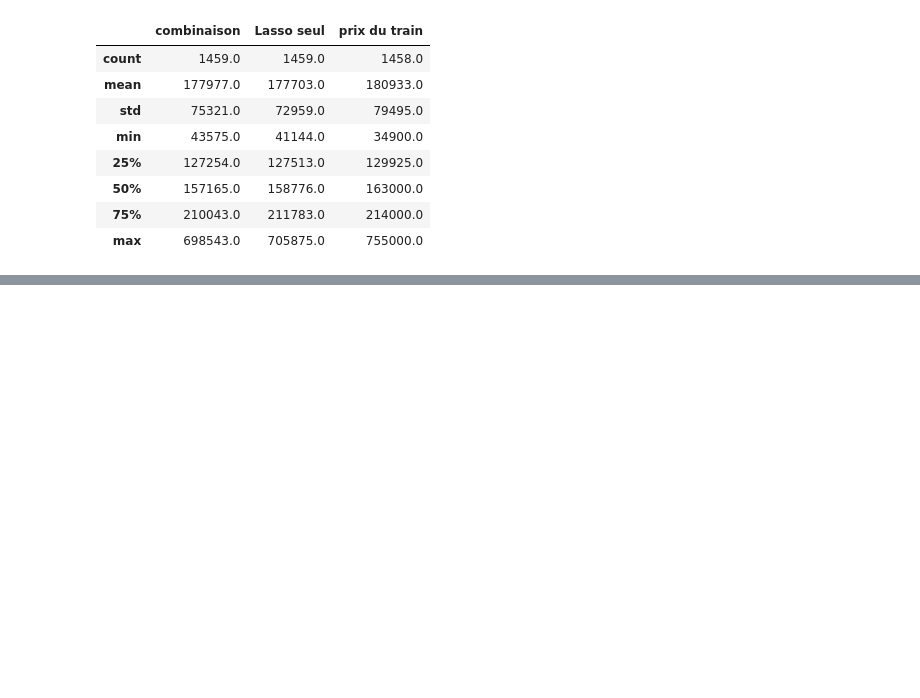
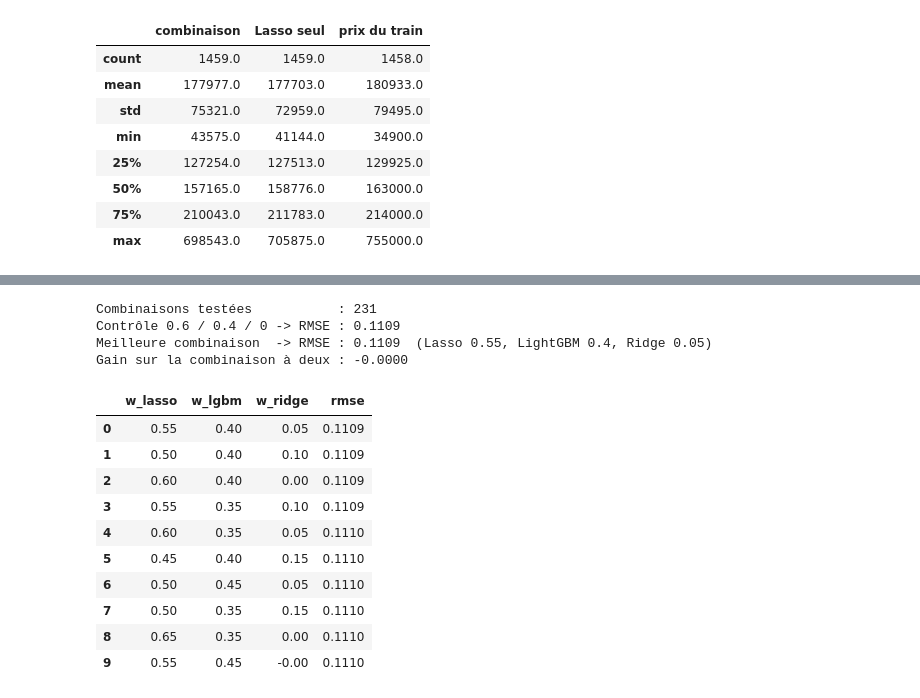
Before and after one commit to raybelpro77git/kaggle-house-prices, a Jupyter notebook: notebooks/02_modeling.ipynb, the cells around one changed output, grey strips where cells are left out. Cells and saved outputs as stored; diff of their text form; code cells hidden in the pictures; blank space fills up the shorter version.

Commit message:
Ridge (alpha 300, RMSE CV 0.1196) : aucun gain dans la combinaison (0.1109), non retenu

```diff
--- a/notebooks/02_modeling.ipynb
+++ b/notebooks/02_modeling.ipynb
@@ -551,0 +605,20 @@ submission_modele_comb.to_csv("../submissions/blend_lasso06_lgbm04.csv", index=F
+# %%
+# Prédictions out-of-fold de Ridge (alpha = 300, remis par set_params ; clone copie ce réglage)
+oof_ridge = cross_val_predict(modele_ridge, X_train, y, cv=kf)
+rmse_ridge_oof = np.sqrt(np.mean((y - oof_ridge) ** 2))
+
+# Corrélations des erreurs deux à deux : Ridge apporte-t-il des erreurs nouvelles ?
+rho_ridge_lasso = np.corrcoef(y - oof_lasso, y - oof_ridge)[0, 1]
+rho_ridge_lgbm  = np.corrcoef(y - oof_lgbm, y - oof_ridge)[0, 1]
+
+# Seuil d'une paire : RMSE du meilleur / RMSE de l'autre (toujours < 1, quel que soit l'ordre)
+def seuil(r1, r2):
+    return min(r1, r2) / max(r1, r2)
+
+print(f"RMSE out-of-fold Lasso    : {rmse_lasso_oof:.4f}")
+print(f"RMSE out-of-fold LightGBM : {rmse_lgbm_oof:.4f}")
+print(f"RMSE out-of-fold Ridge    : {rmse_ridge_oof:.4f}")
+print()
+print(f"ρ Lasso / LightGBM : {rho:.3f}   (paire utile si < {seuil(rmse_lasso_oof, rmse_lgbm_oof):.3f})")
+print(f"ρ Lasso / Ridge    : {rho_ridge_lasso:.3f}   (paire utile si < {seuil(rmse_lasso_oof, rmse_ridge_oof):.3f})")
+print(f"ρ LightGBM / Ridge : {rho_ridge_lgbm:.3f}   (paire utile si < {seuil(rmse_lgbm_oof, rmse_ridge_oof):.3f})")
@@ -551,0 +633,46 @@ submission_modele_comb.to_csv("../submissions/blend_lasso06_lgbm04.csv", index=F
+# %%
+# Combinaison à trois : grille sur les poids (w_lasso + w_lgbm + w_ridge = 1), par pas de 0.05
+# Pas de réentraînement : on combine les prédictions out-of-fold déjà calculées
+grille = np.round(np.linspace(0, 1, 21), 2)   # 0, 0.05, ..., 1 (arrondi : évite les 0.30000000000000004)
+
+resultats_3 = []
+for w_lasso in grille:
+    for w_lgbm in grille:
+        w_ridge = round(1 - w_lasso - w_lgbm, 2)
+        if w_ridge < 0:          # la somme dépasserait 1 : combinaison impossible
+            continue
+        oof_comb3 = w_lasso * oof_lasso + w_lgbm * oof_lgbm + w_ridge * oof_ridge
+        resultats_3.append({
+            "w_lasso": w_lasso,
+            "w_lgbm": w_lgbm,
+            "w_ridge": w_ridge,
+            "rmse": np.sqrt(np.mean((y - oof_comb3) ** 2)),
+        })
+
+df_3 = pd.DataFrame(resultats_3).sort_values("rmse").reset_index(drop=True)
+
+# Contrôle : 60 % Lasso + 40 % LightGBM + 0 % Ridge doit redonner 0.1109 (combinaison à deux)
+controle = df_3[(df_3["w_lasso"] == 0.6) & (df_3["w_lgbm"] == 0.4) & (df_3["w_ridge"] == 0)]
+print("Combinaisons testées           :", len(df_3))
+print(f"Contrôle 0.6 / 0.4 / 0 -> RMSE : {controle['rmse'].iloc[0]:.4f}")
+print(f"Meilleure combinaison  -> RMSE : {df_3.loc[0, 'rmse']:.4f}  "
+      f"(Lasso {df_3.loc[0, 'w_lasso']}, LightGBM {df_3.loc[0, 'w_lgbm']}, Ridge {df_3.loc[0, 'w_ridge']})")
+print(f"Gain sur la combinaison à deux : {df_3.loc[0, 'rmse'] - controle['rmse'].iloc[0]:.4f}")
+
+df_3.head(10).round(4)   # les 10 meilleures : le creux est-il large ou étroit ?
+# %% [output]
+Combinaisons testées           : 231
+Contrôle 0.6 / 0.4 / 0 -> RMSE : 0.1109
+Meilleure combinaison  -> RMSE : 0.1109  (Lasso 0.55, LightGBM 0.4, Ridge 0.05)
+Gain sur la combinaison à deux : -0.0000
+|  | w_lasso | w_lgbm | w_ridge | rmse |
+| 0 | 0.55 | 0.40 | 0.05 | 0.1109 |
+| 1 | 0.50 | 0.40 | 0.10 | 0.1109 |
+| 2 | 0.60 | 0.40 | 0.00 | 0.1109 |
+| 3 | 0.55 | 0.35 | 0.10 | 0.1109 |
+| 4 | 0.60 | 0.35 | 0.05 | 0.1110 |
+| 5 | 0.45 | 0.40 | 0.15 | 0.1110 |
+| 6 | 0.50 | 0.45 | 0.05 | 0.1110 |
+| 7 | 0.50 | 0.35 | 0.15 | 0.1110 |
+| 8 | 0.65 | 0.35 | 0.00 | 0.1110 |
+| 9 | 0.55 | 0.45 | -0.00 | 0.1110 |
```
Also changed, not shown: parts of 4 cells of this notebook.
